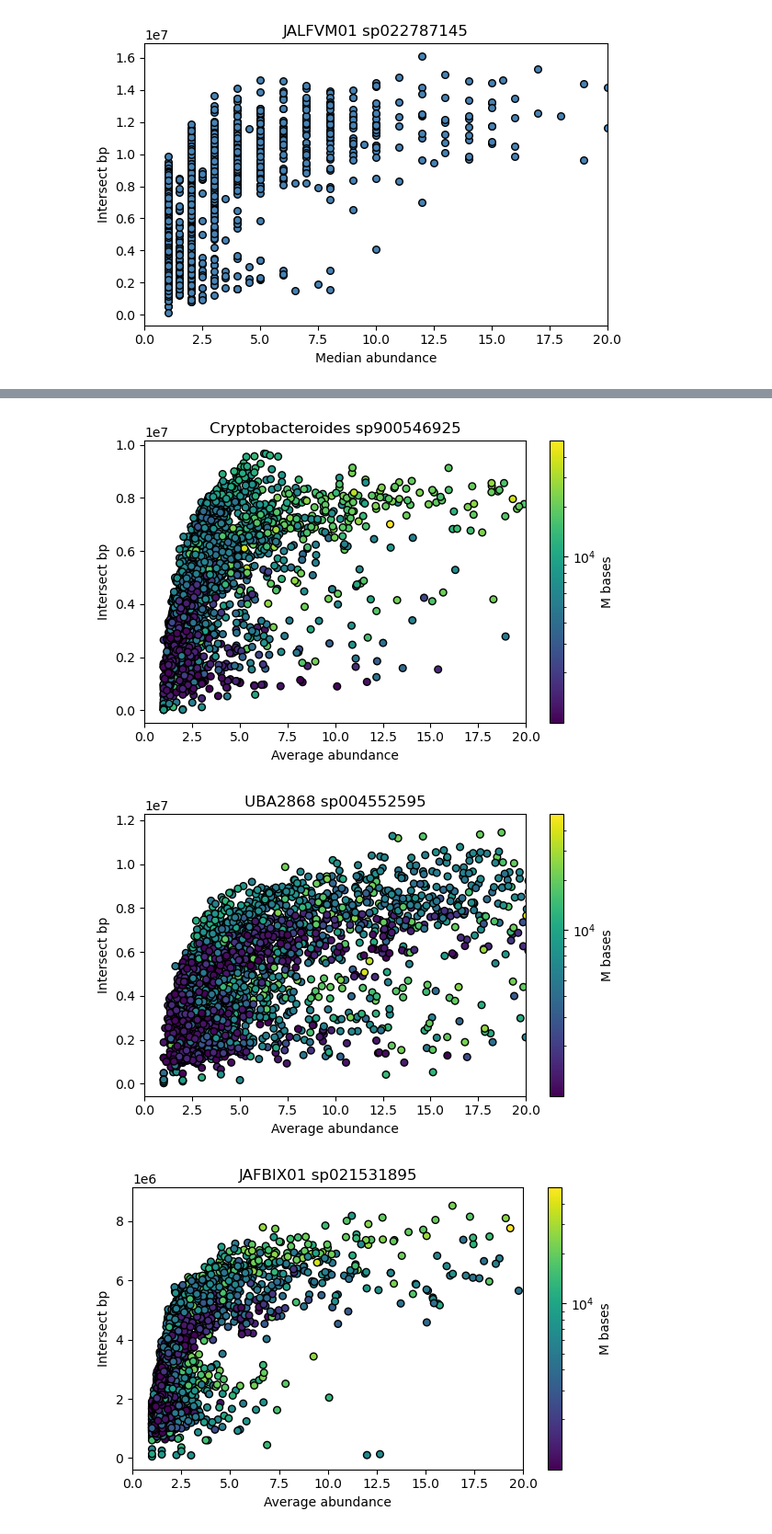
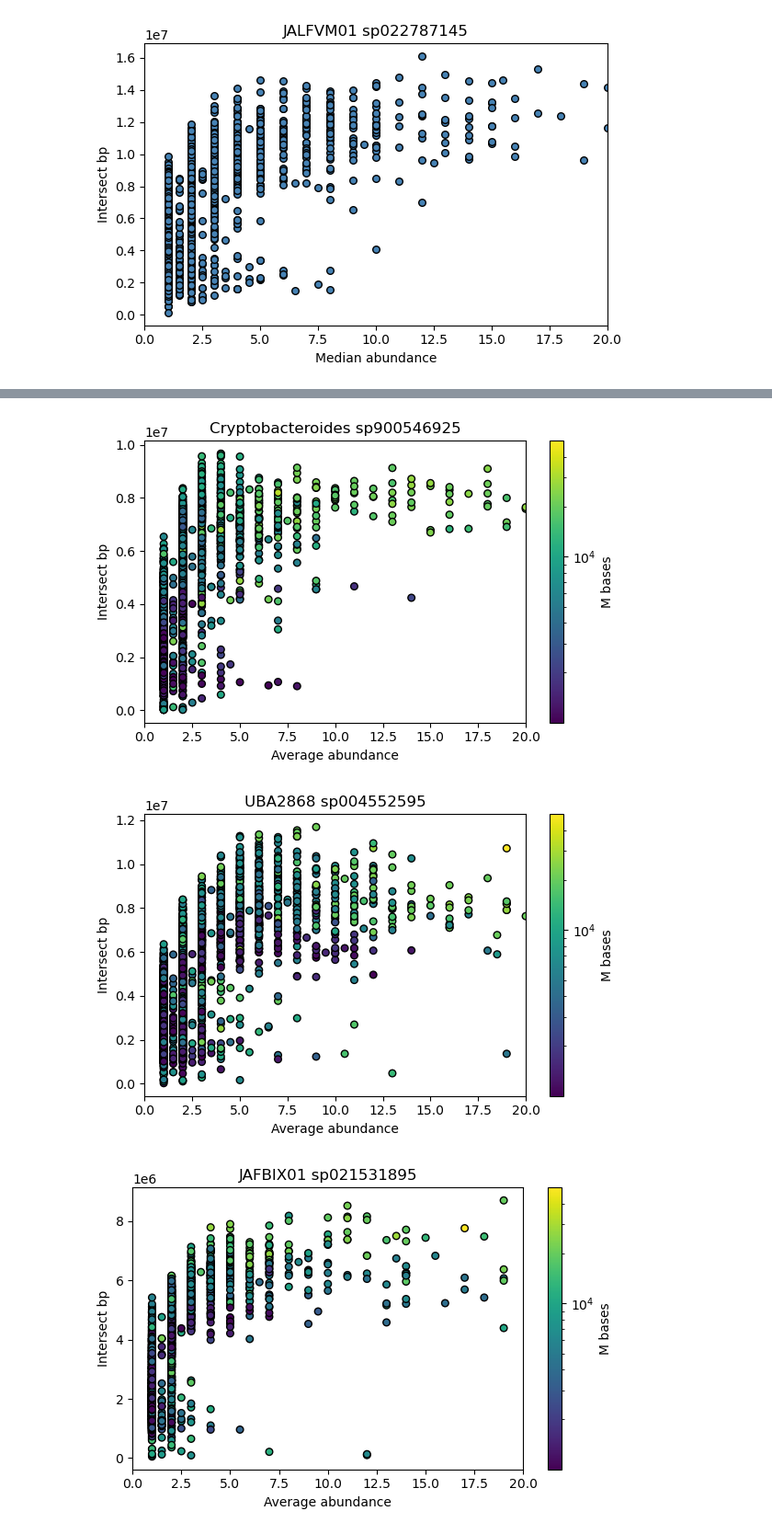
Before and after one commit to AnneliektH/2025-pig-binning-plots, a Jupyter notebook: notebooks/get_medianabund_intersectbp_corespp.ipynb, the cells around one changed output, grey strips where cells are left out. Shown at 92% size. Saved outputs shown, nothing was run; the diff lists cells and outputs as text; code cells hidden in the pictures.

Commit message:
change to median

```diff
--- a/notebooks/get_medianabund_intersectbp_corespp.ipynb
+++ b/notebooks/get_medianabund_intersectbp_corespp.ipynb
@@ -131,11 +131,11 @@ for name in core_species:
 
     plt.figure(figsize=(6,4))
     sc = plt.scatter(
-        sub["average_abund"],
+        sub["median_abund"],
         sub["intersect_bp"],
         c=sub["mbases"],             # color by mbases
         cmap="viridis",
-        norm=LogNorm(),# choose any colormap (e.g. 'plasma', 'coolwarm', 'magma')
+        norm=LogNorm(),
         s=30,
         edgecolor="k"
     )
@@ -152,3 +152,3 @@ for name in core_species:
-[figure, old version]
+[figure, new version]
-[figure, old version]
+[figure, new version]
-[figure, old version]
+[figure, new version]
```
Also changed, not shown: parts of 1 cell of this notebook.
